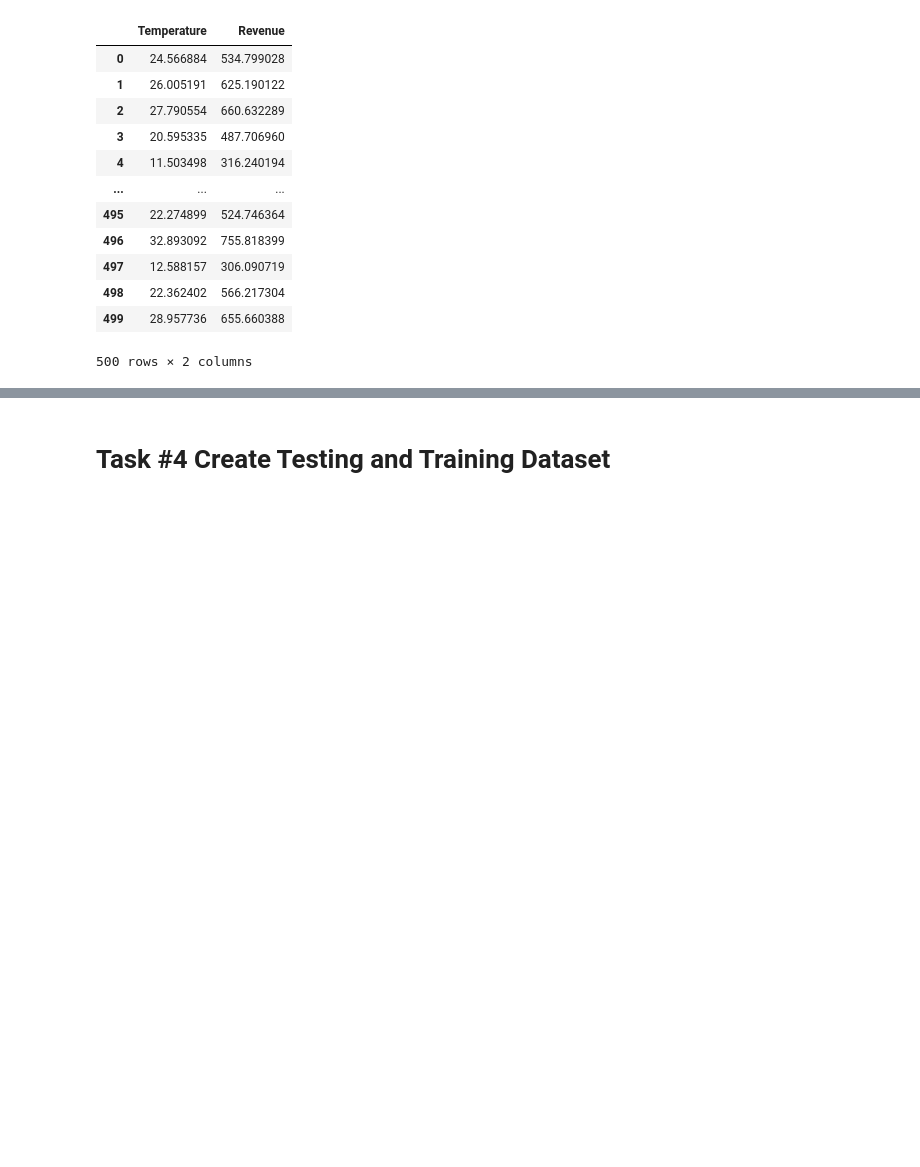
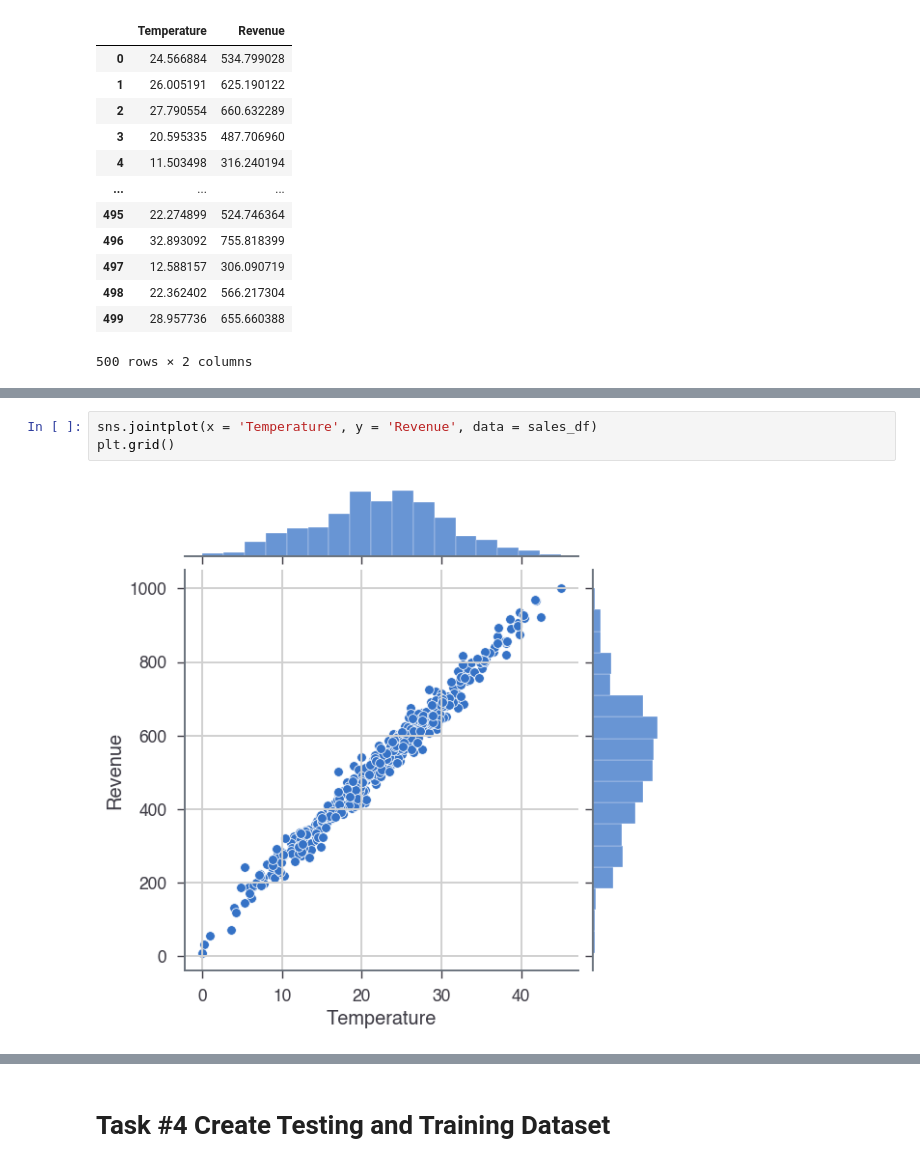
Before and after one commit to myzhuyue/Statistics-Learning-via-Python, a Jupyter notebook: Regression/Simple Linear Regression for Absolute Beginners.ipynb, the cells around one changed output, grey strips where cells are left out. Drawn from its saved outputs; the diff is of its cells as text; blank space fills up the shorter version.

```diff
--- a/Regression/Simple Linear Regression for Absolute Beginners.ipynb
+++ b/Regression/Simple Linear Regression for Absolute Beginners.ipynb
@@ -132,0 +135,5 @@ plt.grid()
+# %%
+sns.jointplot(x = 'Temperature', y = 'Revenue', data = sales_df)
+plt.grid()
+# %% [output]
+[figure, added]
```
Also changed, not shown: parts of 29 cells of this notebook, 11 other files.
